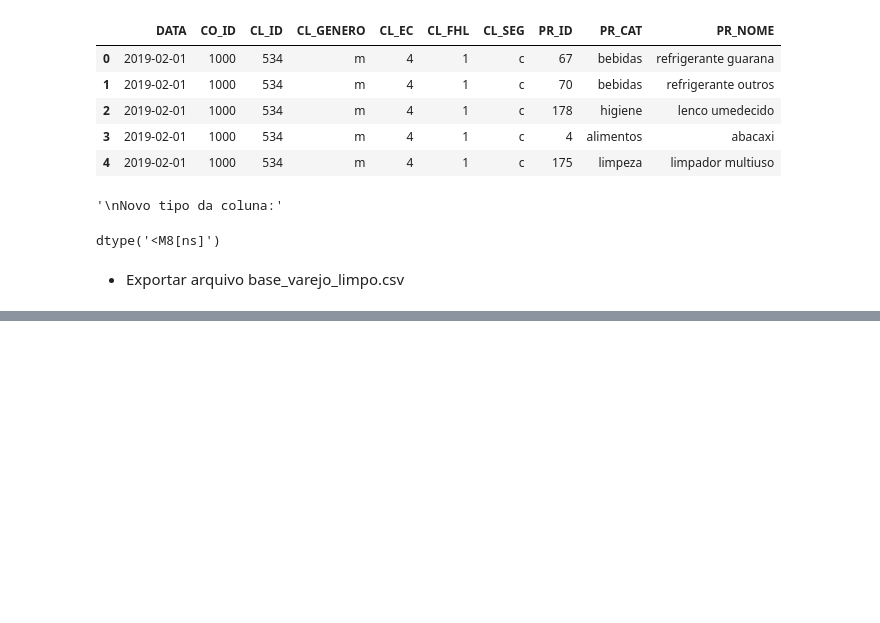
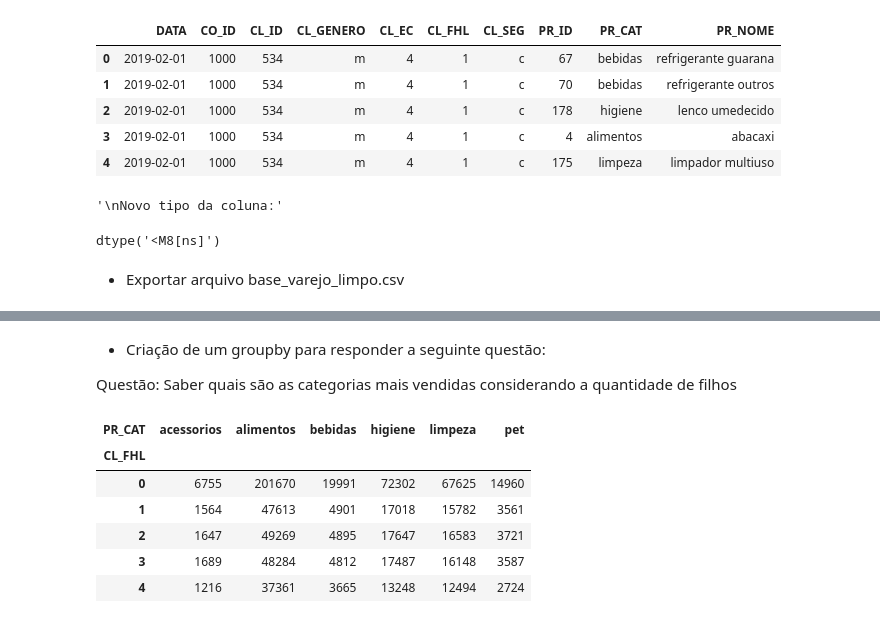
Before and after one commit to mmarkowsky/Miniprojeto_MaximilianoMarkowsky_T8, a Jupyter notebook: Modulo_1_Mini_Projeto_Avaliativo.ipynb, the cells around one changed output, grey strips where cells are left out. Drawn from its saved outputs; the diff is of its cells as text; code cells hidden in the pictures; blank space fills up the shorter version.

```diff
--- a/Modulo_1_Mini_Projeto_Avaliativo.ipynb
+++ b/Modulo_1_Mini_Projeto_Avaliativo.ipynb
@@ -390,0 +566,16 @@ files.download('base_varejo_limpo_sprint2.csv')
+# %% [markdown]
+* Criação de um groupby para responder a seguinte questão:
+
+Questão:
+Saber quais são as categorias mais vendidas considerando a quantidade de filhos
+# %%
+compras_fhl_cat = df_varejo_limpo.groupby('CL_FHL')['PR_CAT'].value_counts()
+compras_fhl_cat.unstack().style.background_gradient(cmap='Blues',axis=None)
+# %% [output]
+| PR_CAT | acessorios | alimentos | bebidas | higiene | limpeza | pet |
+| CL_FHL |  |  |  |  |  |  |
+| 0 | 6755 | 201670 | 19991 | 72302 | 67625 | 14960 |
+| 1 | 1564 | 47613 | 4901 | 17018 | 15782 | 3561 |
+| 2 | 1647 | 49269 | 4895 | 17647 | 16583 | 3721 |
+| 3 | 1689 | 48284 | 4812 | 17487 | 16148 | 3587 |
+| 4 | 1216 | 37361 | 3665 | 13248 | 12494 | 2724 |
```
Also changed, not shown: parts of 24 cells of this notebook, 1 other file.
